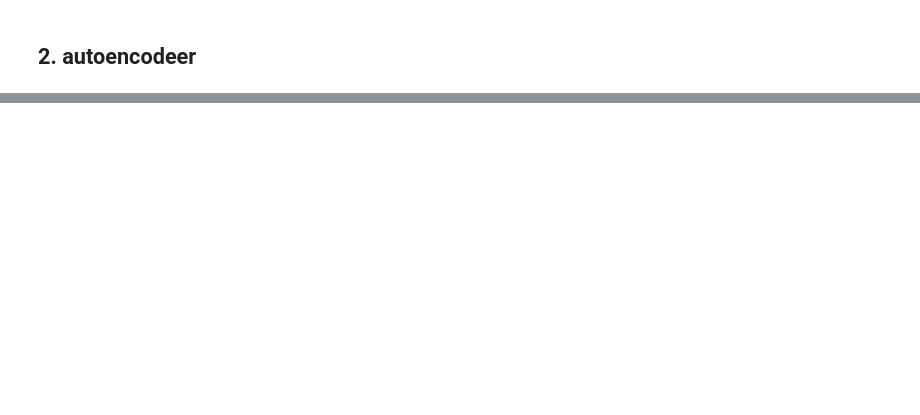
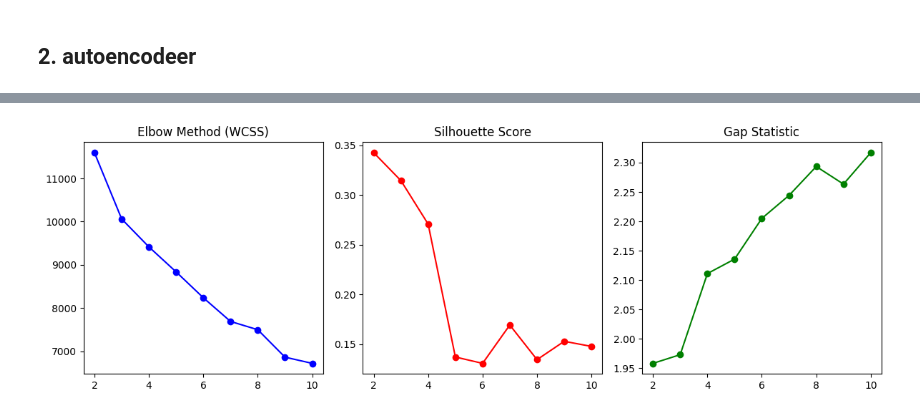
Before and after one commit to RoberRamzy/Dimensionality-Reduction-and-Clustering-Algorithms, a Jupyter notebook: project.ipynb, the cells around one changed output, grey strips where cells are left out. Saved outputs shown, nothing was run; the diff lists cells and outputs as text; code cells hidden in the pictures; blank space fills up the shorter version.

```diff
--- a/project.ipynb
+++ b/project.ipynb
@@ -649,0 +794,52 @@ class Autoencoder:
+# %%
+results_exp1 = []
+k_range = range(2, 11)
+
+# Standardize your data if not already done
+X_scaled = (data.values - np.mean(data.values, axis=0)) / np.std(data.values, axis=0)
+
+# Calculate Gap once for the range
+gaps = calculate_gap_statistic(X_scaled, k_range)
+
+for i, k in enumerate(k_range):
+    # Using your Kmeans class
+    km = Kmeans(k=k, init_centroids='k-means++').fit(X_scaled)
+    labels = km.labels
+    centroids = km.centroids
+
+    wcss = km.inertia_history[-1]
+    sil = silhouette_score_numpy(X_scaled, labels) # Uses the function we fixed earlier
+    ch_index = calculate_calinski_harabasz(X_scaled, labels, centroids)
+
+    results_exp1.append({
+        'k': k,
+        'WCSS': wcss,
+        'Silhouette': sil,
+        'Gap': gaps[i],
+        'CH_Index': ch_index
+    })
+
+df_exp1 = pd.DataFrame(results_exp1)
+
+# Visualization
+plt.figure(figsize=(12, 4))
+
+# 1. Elbow Plot
+plt.subplot(1, 3, 1)
+plt.plot(df_exp1['k'], df_exp1['WCSS'], 'bo-')
+plt.title('Elbow Method (WCSS)')
+
+# 2. Silhouette Plot
+plt.subplot(1, 3, 2)
+plt.plot(df_exp1['k'], df_exp1['Silhouette'], 'ro-')
+plt.title('Silhouette Score')
+
+# 3. Gap Statistic Plot
+plt.subplot(1, 3, 3)
+plt.plot(df_exp1['k'], df_exp1['Gap'], 'go-')
+plt.title('Gap Statistic')
+
+plt.tight_layout()
+plt.show()
+# %% [output]
+[figure, added]
```
Also changed, not shown: parts of 18 cells of this notebook.
